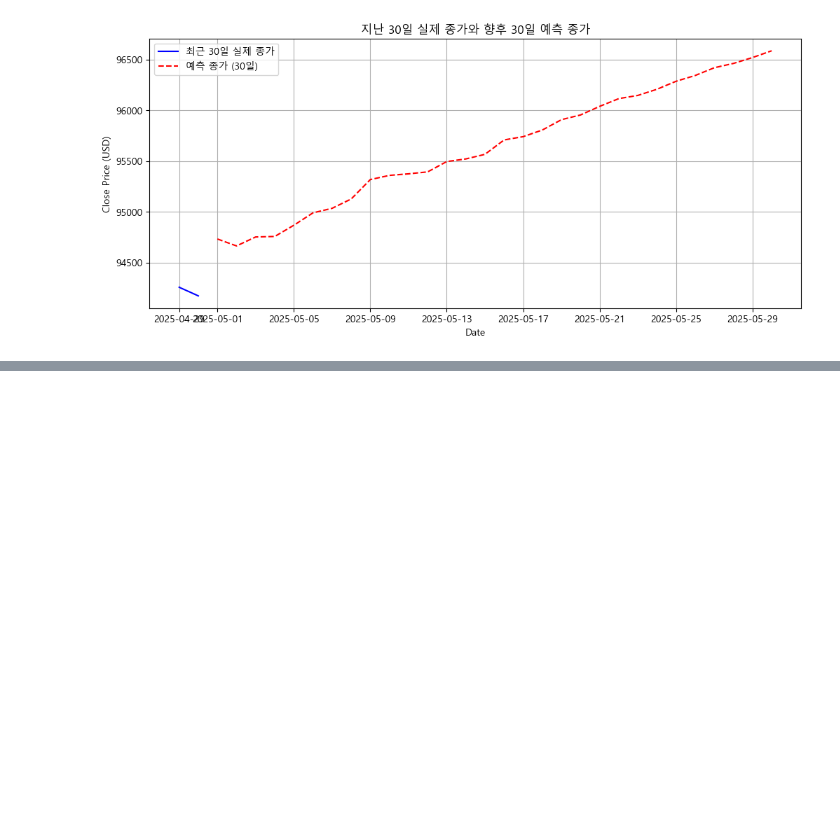
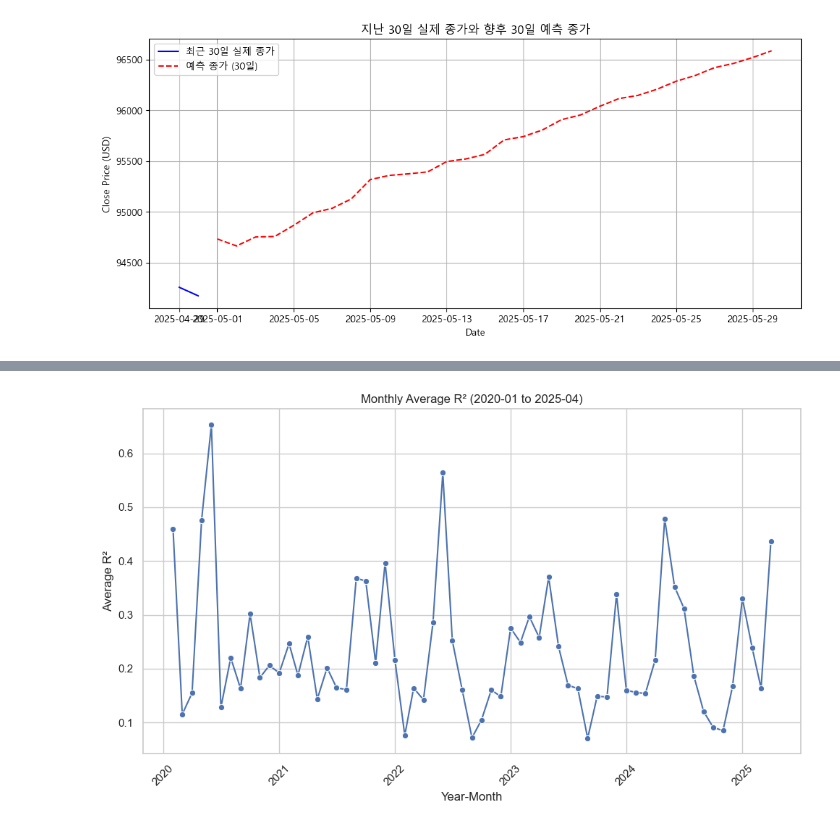
Before and after one commit to Bigdatapro-crypto/crypto, a Jupyter notebook: python/차트+온체.ipynb, the cells around one changed output, grey strips where cells are left out. Saved outputs shown, nothing was run; the diff lists cells and outputs as text; code cells hidden in the pictures; blank space fills up the shorter version.

```diff
--- a/차트+온체.ipynb
+++ b/python/차트+온체.ipynb
@@ -506,0 +634,31 @@ weighted avg     0.4979    0.4578    0.4578        83
+# %%
+import pandas as pd
+import seaborn as sns
+import matplotlib.pyplot as plt
+
+# CSV에서 불러오기
+monthly_r2_df = pd.read_csv('./onchain/monthly_r2_2020-2025.csv')
+
+# 문자열 형태의 YearMonth를 datetime으로 변환
+monthly_r2_df['YearMonth'] = pd.to_datetime(monthly_r2_df['YearMonth'], format='%Y-%m')
+
+# Seaborn 스타일 세팅 (선택 사항)
+sns.set_theme(style="whitegrid")
+
+# 시각화
+plt.figure(figsize=(10, 6))
+sns.lineplot(
+    data=monthly_r2_df,
+    x='YearMonth',
+    y='R2',
+    marker='o'
+)
+
+plt.title("Monthly Average R² (2020-01 to 2025-04)")
+plt.xlabel("Year-Month")
+plt.ylabel("Average R²")
+plt.xticks(rotation=45)
+plt.tight_layout()
+plt.show()
+# %% [output]
+[figure, added]
```
Also changed, not shown: parts of 6 cells of this notebook, 30 other files.
